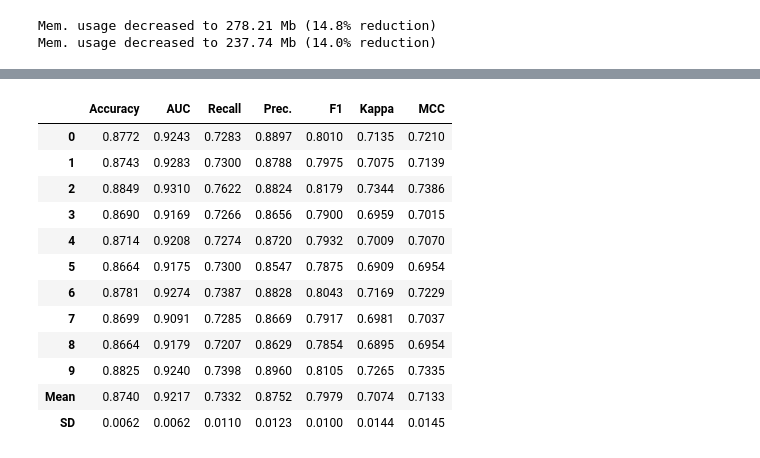
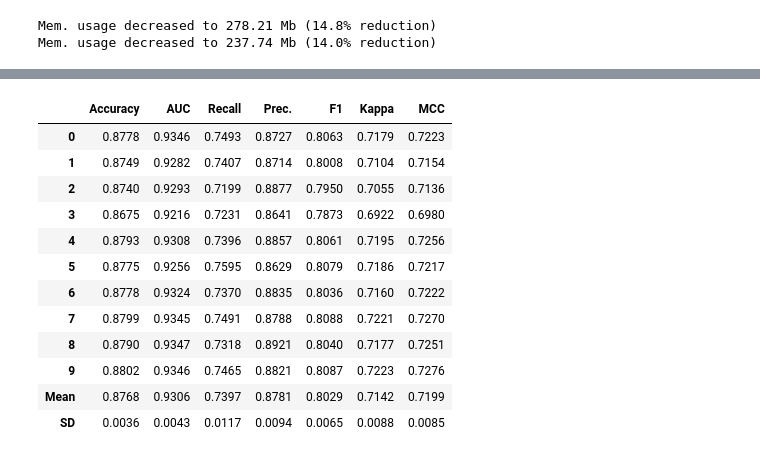
Before and after one commit to xiliang0815/Data-Science-Portfolio, a Jupyter notebook: fraud detection git/ieee-fraud-detection/workbook.ipynb, the cells around one changed output, grey strips where cells are left out. Drawn from its saved outputs; the diff is of its cells as text; code cells hidden in the pictures.

```diff
--- a/fraud detection git/ieee-fraud-detection/workbook.ipynb
+++ b/fraud detection git/ieee-fraud-detection/workbook.ipynb
@@ -986,17 +947,17 @@ compare_models(whitelist=['lr', 'rf', 'et', 'ada', 'gbc', 'xgboost', 'lightgbm',
 <catboost.core.CatBoostClassifier at 0x...>
-# %%
-et = create_model('et')
-# %% [output]
-|  | Accuracy | AUC | Recall | Prec. | F1 | Kappa | MCC |
-| 0 | 0.8772 | 0.9243 | 0.7283 | 0.8897 | 0.8010 | 0.7135 | 0.7210 |
-| 1 | 0.8743 | 0.9283 | 0.7300 | 0.8788 | 0.7975 | 0.7075 | 0.7139 |
-| 2 | 0.8849 | 0.9310 | 0.7622 | 0.8824 | 0.8179 | 0.7344 | 0.7386 |
-| 3 | 0.8690 | 0.9169 | 0.7266 | 0.8656 | 0.7900 | 0.6959 | 0.7015 |
-| 4 | 0.8714 | 0.9208 | 0.7274 | 0.8720 | 0.7932 | 0.7009 | 0.7070 |
-| 5 | 0.8664 | 0.9175 | 0.7300 | 0.8547 | 0.7875 | 0.6909 | 0.6954 |
-| 6 | 0.8781 | 0.9274 | 0.7387 | 0.8828 | 0.8043 | 0.7169 | 0.7229 |
-| 7 | 0.8699 | 0.9091 | 0.7285 | 0.8669 | 0.7917 | 0.6981 | 0.7037 |
-| 8 | 0.8664 | 0.9179 | 0.7207 | 0.8629 | 0.7854 | 0.6895 | 0.6954 |
-| 9 | 0.8825 | 0.9240 | 0.7398 | 0.8960 | 0.8105 | 0.7265 | 0.7335 |
-| Mean | 0.8740 | 0.9217 | 0.7332 | 0.8752 | 0.7979 | 0.7074 | 0.7133 |
-| SD | 0.0062 | 0.0062 | 0.0110 | 0.0123 | 0.0100 | 0.0144 | 0.0145 |
+# %%
+baseline01 = create_model('catboost')
+# %% [output]
+|  | Accuracy | AUC | Recall | Prec. | F1 | Kappa | MCC |
+| 0 | 0.8778 | 0.9346 | 0.7493 | 0.8727 | 0.8063 | 0.7179 | 0.7223 |
+| 1 | 0.8749 | 0.9282 | 0.7407 | 0.8714 | 0.8008 | 0.7104 | 0.7154 |
+| 2 | 0.8740 | 0.9293 | 0.7199 | 0.8877 | 0.7950 | 0.7055 | 0.7136 |
+| 3 | 0.8675 | 0.9216 | 0.7231 | 0.8641 | 0.7873 | 0.6922 | 0.6980 |
+| 4 | 0.8793 | 0.9308 | 0.7396 | 0.8857 | 0.8061 | 0.7195 | 0.7256 |
+| 5 | 0.8775 | 0.9256 | 0.7595 | 0.8629 | 0.8079 | 0.7186 | 0.7217 |
+| 6 | 0.8778 | 0.9324 | 0.7370 | 0.8835 | 0.8036 | 0.7160 | 0.7222 |
+| 7 | 0.8799 | 0.9345 | 0.7491 | 0.8788 | 0.8088 | 0.7221 | 0.7270 |
+| 8 | 0.8790 | 0.9347 | 0.7318 | 0.8921 | 0.8040 | 0.7177 | 0.7251 |
+| 9 | 0.8802 | 0.9346 | 0.7465 | 0.8821 | 0.8087 | 0.7223 | 0.7276 |
+| Mean | 0.8768 | 0.9306 | 0.7397 | 0.8781 | 0.8029 | 0.7142 | 0.7199 |
+| SD | 0.0036 | 0.0043 | 0.0117 | 0.0094 | 0.0065 | 0.0088 | 0.0085 |
```
Also changed, not shown: parts of 16 cells of this notebook, 3 other files.
